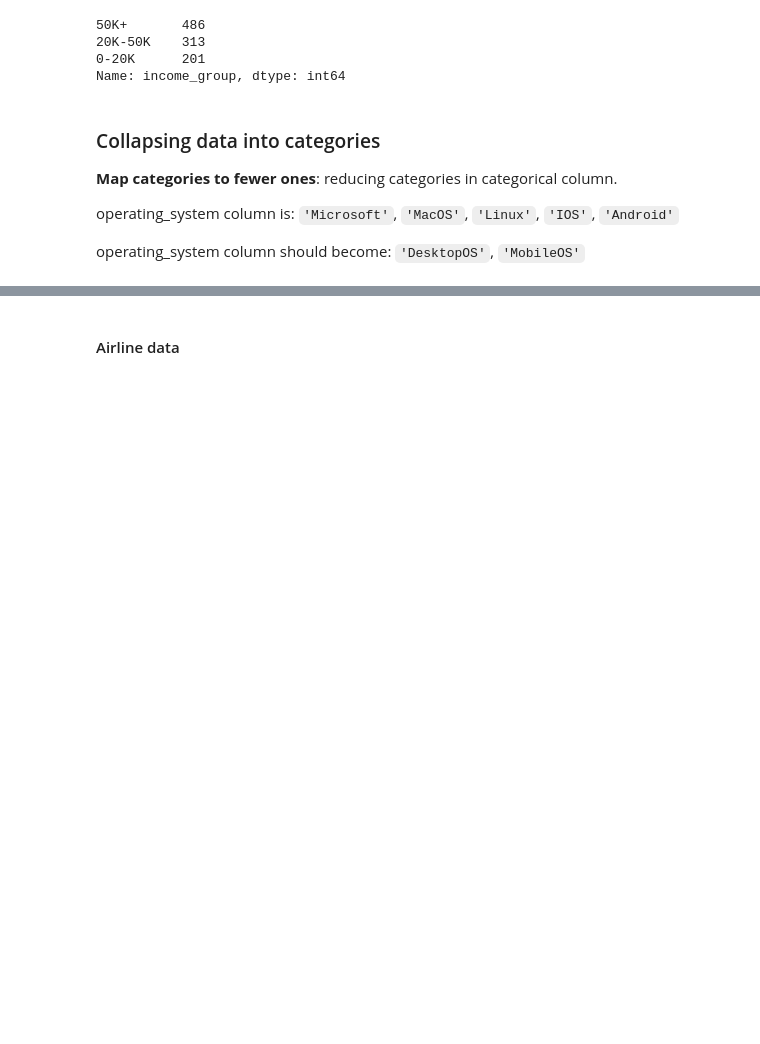
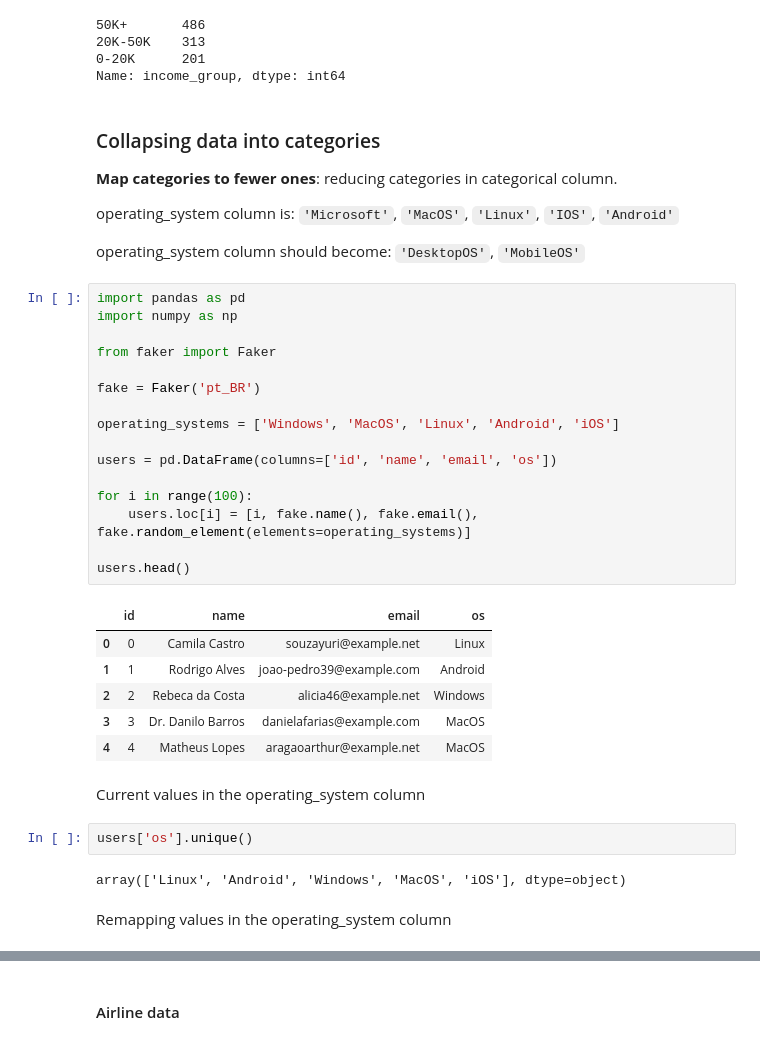
Before and after one commit to jrc-python/python-toolbox, a Jupyter notebook: 3-cleaning-data/cleaning-data.ipynb, the cells around one changed output, grey strips where cells are left out. Cells and saved outputs as stored; diff of their text form; blank space fills up the shorter version.

```diff
--- a/3-cleaning-data/cleaning-data.ipynb
+++ b/3-cleaning-data/cleaning-data.ipynb
@@ -436,3 +437,34 @@ Name: income_group, dtype: int64
 operating_system column is: `'Microsoft'`, `'MacOS'`, `'Linux'`, `'IOS'`, `'Android'`
 
 operating_system column should become: `'DesktopOS'`, `'MobileOS'`
+# %%
+import pandas as pd
+import numpy as np
+
+from faker import Faker
+
+fake = Faker('pt_BR')
+
+operating_systems = ['Windows', 'MacOS', 'Linux', 'Android', 'iOS']
+
+users = pd.DataFrame(columns=['id', 'name', 'email', 'os'])
+
+for i in range(100):
+    users.loc[i] = [i, fake.name(), fake.email(), fake.random_element(elements=operating_systems)]
+
+users.head()
+# %% [output]
+|  | id | name | email | os |
+| 0 | 0 | Camila Castro | souzayuri@example.net | Linux |
+| 1 | 1 | Rodrigo Alves | joao-pedro39@example.com | Android |
+| 2 | 2 | Rebeca da Costa | alicia46@example.net | Windows |
+| 3 | 3 | Dr. Danilo Barros | danielafarias@example.com | MacOS |
+| 4 | 4 | Matheus Lopes | aragaoarthur@example.net | MacOS |
+# %% [markdown]
+Current values in the operating_system column
+# %%
+users['os'].unique()
+# %% [output]
+array(['Linux', 'Android', 'Windows', 'MacOS', 'iOS'], dtype=object)
+# %% [markdown]
+Remapping values in the operating_system column
```
Also changed, not shown: parts of 38 cells of this notebook, 6 other files.
